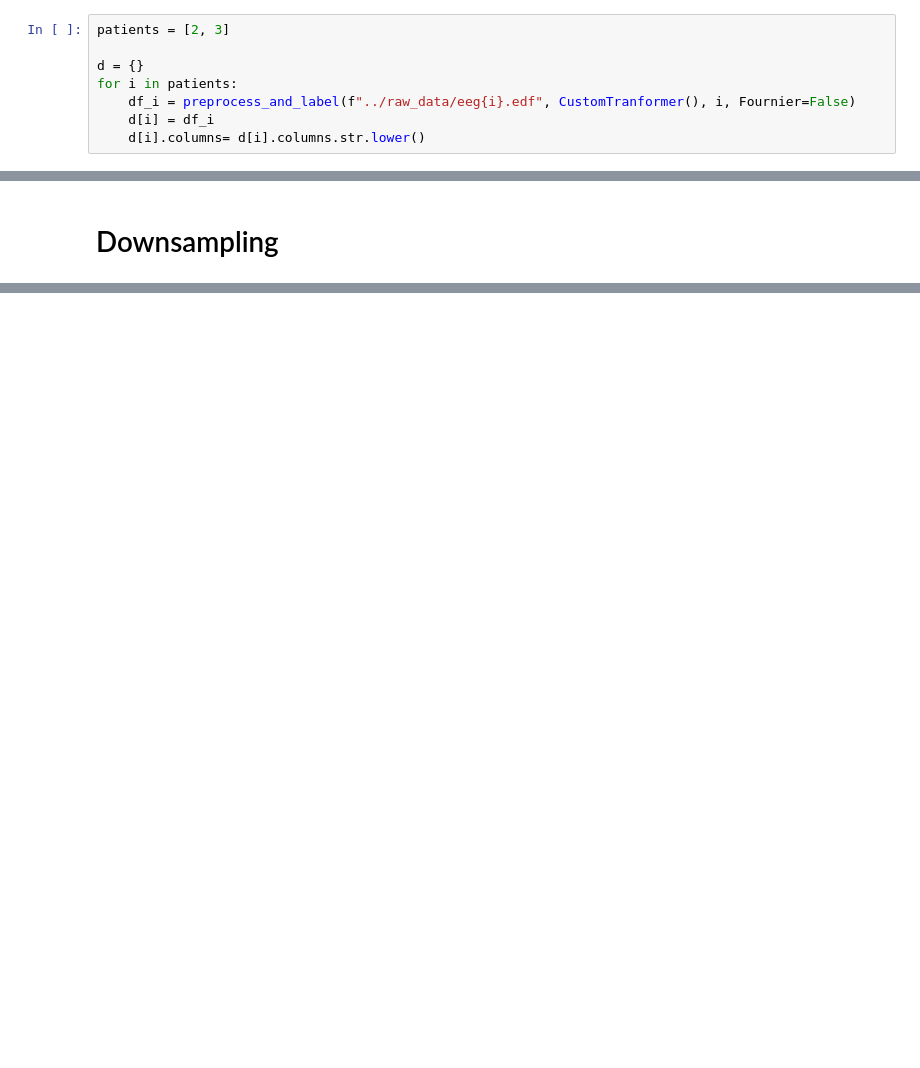
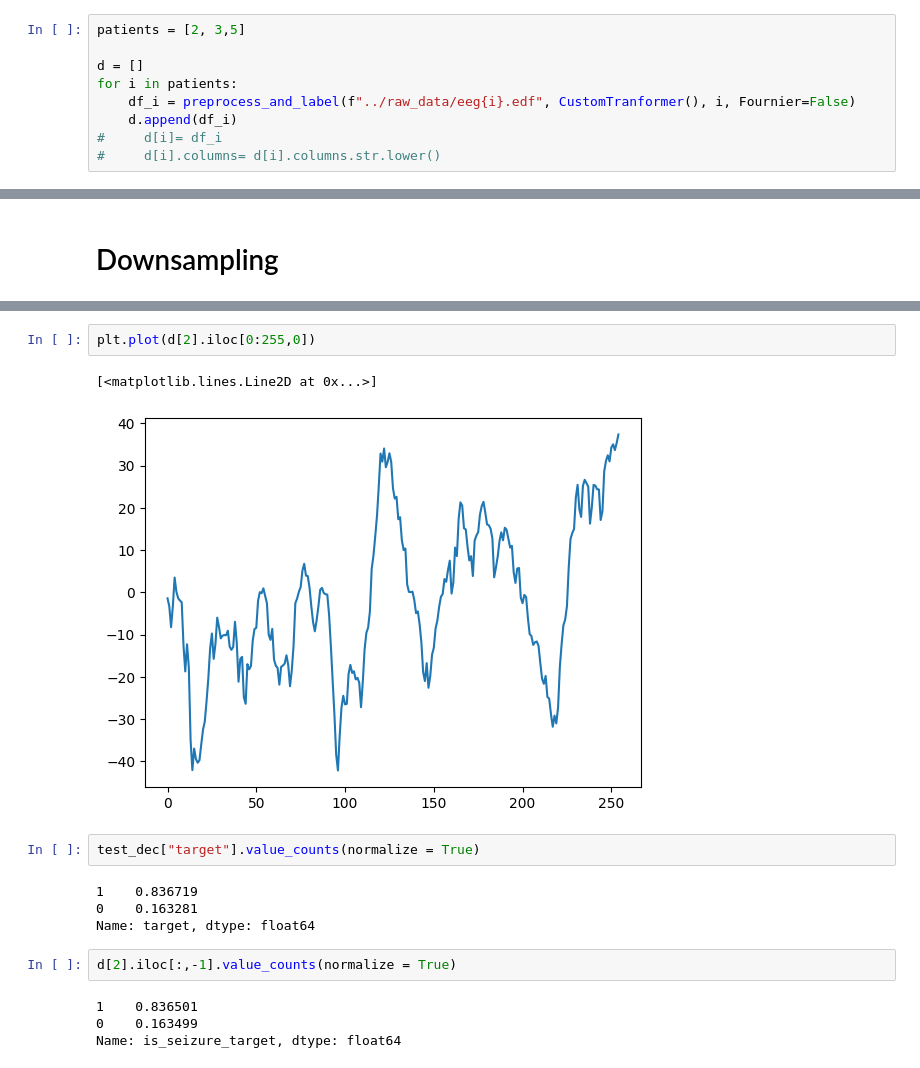
Before and after one commit to mariaaraujovitoria/SeizurePredict, a Jupyter notebook: notebooks/third_model_10_patients-flor.ipynb, the cells around one changed output, grey strips where cells are left out. Cells and saved outputs as stored; diff of their text form; blank space fills up the shorter version.

```diff
--- a/notebooks/third_model_10_patients-flor.ipynb
+++ b/notebooks/third_model_10_patients-flor.ipynb
@@ -210,10 +210,11 @@ def create_data_input(df):
 # %% [markdown]
 # Data Loading and Preprocessing
 # %%
-patients = [2, 3]
+patients = [2, 3,5]
 
-d = {}
+d = []
 for i in patients:
     df_i = preprocess_and_label(f"../raw_data/eeg{i}.edf", CustomTranformer(), i, Fournier=False)
-    d[i] = df_i
-    d[i].columns= d[i].columns.str.lower()
+    d.append(df_i)
+#     d[i]= df_i
+#     d[i].columns= d[i].columns.str.lower()
@@ -301,0 +408,17 @@ df.head()
+# %%
+plt.plot(d[2].iloc[0:255,0])
+# %% [output]
+[<matplotlib.lines.Line2D at 0x...>]
+[figure, added]
+# %%
+test_dec["target"].value_counts(normalize = True)
+# %% [output]
+1    0.836719
+0    0.163281
+Name: target, dtype: float64
+# %%
+d[2].iloc[:,-1].value_counts(normalize = True)
+# %% [output]
+1    0.836501
+0    0.163499
+Name: is_seizure_target, dtype: float64
```
Also changed, not shown: parts of 46 cells of this notebook, 8 other files.
